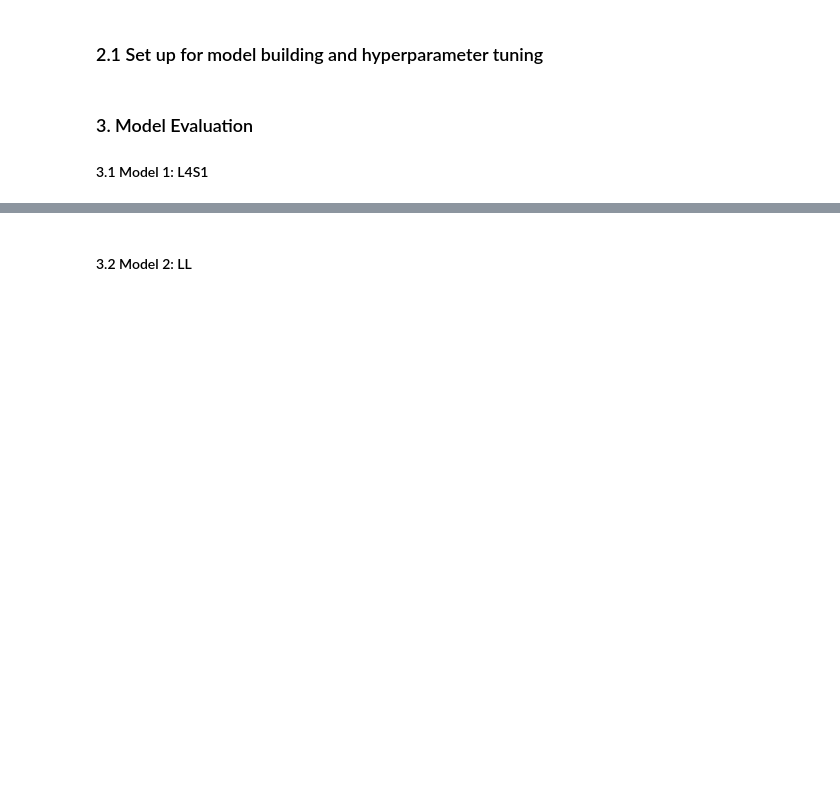
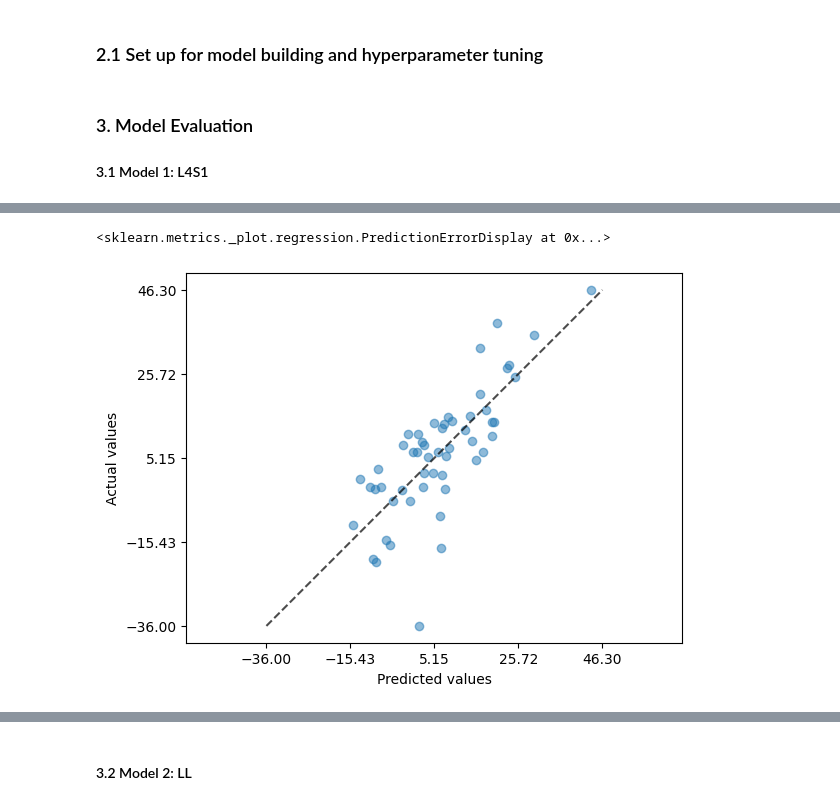
Before and after one commit to 124578-UW/Data-Science-Capstone, a Jupyter notebook: notebooks/03_ml_model_baseline.ipynb, the cells around one changed output, grey strips where cells are left out. Saved outputs shown, nothing was run; the diff lists cells and outputs as text; code cells hidden in the pictures; blank space fills up the shorter version.

```diff
--- a/notebooks/03_ml_model_baseline.ipynb
+++ b/notebooks/03_ml_model_baseline.ipynb
@@ -331,0 +360,12 @@ plt.show()
+# %%
+fig, ax = plt.subplots()
+
+PredictionErrorDisplay.from_predictions(
+    y_true=y_test,
+    y_pred=L4S1_ridge_ypred,
+    kind="actual_vs_predicted",
+    scatter_kwargs={"alpha": 0.5},
+    ax=ax)
+# %% [output]
+<sklearn.metrics._plot.regression.PredictionErrorDisplay at 0x...>
+[figure, added]
```
Also changed, not shown: parts of 26 cells of this notebook, 1 other file.
